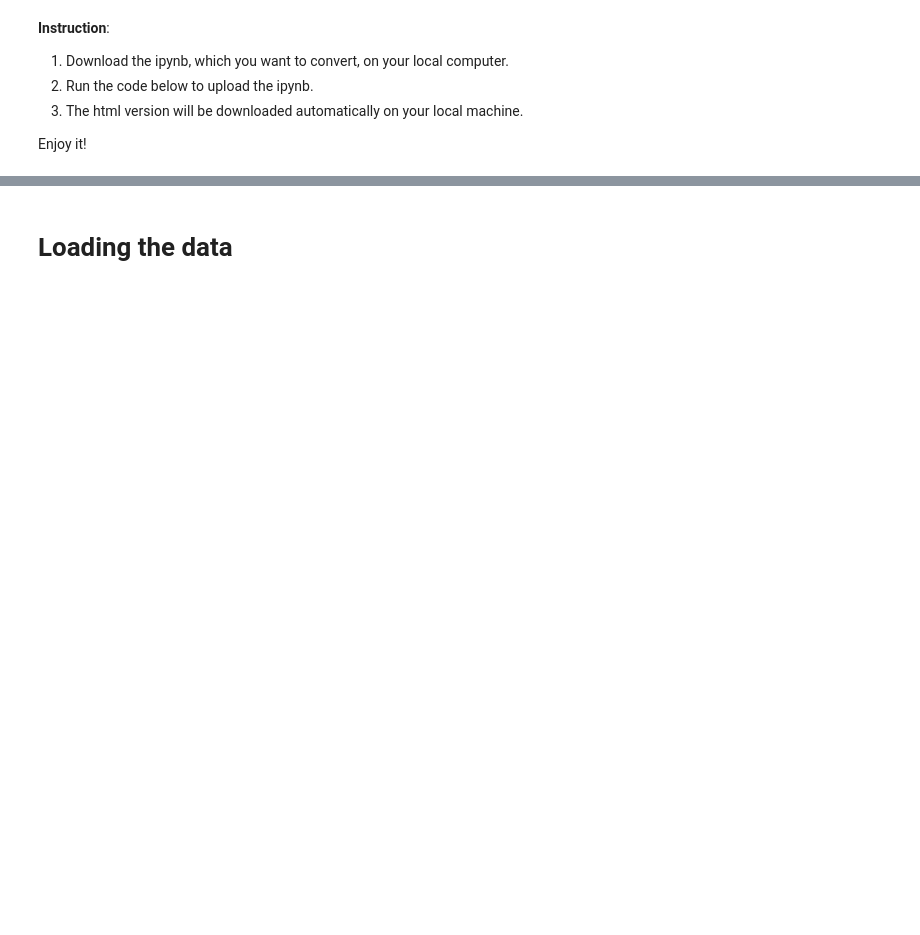
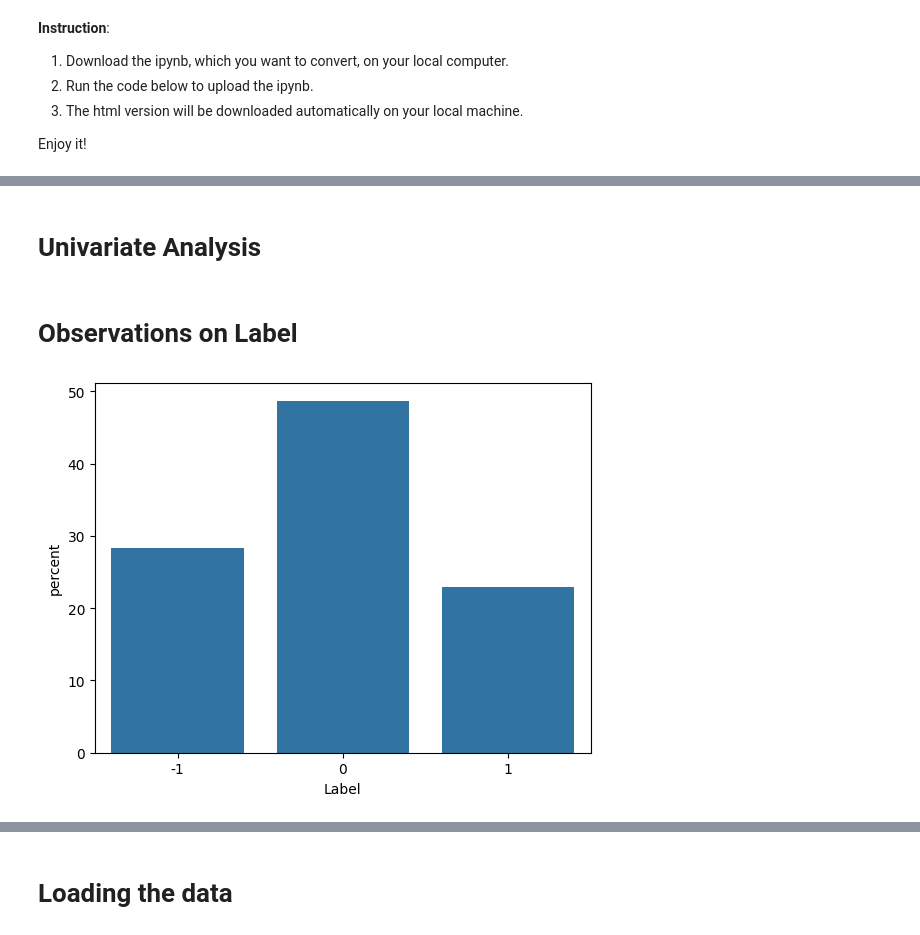
Before and after one commit to bcheng251/BenChen, a Jupyter notebook: Convert_ipynb_to_HTML_in_Colab.ipynb, the cells around one changed output, grey strips where cells are left out. Cells and saved outputs as stored; diff of their text form; code cells hidden in the pictures; blank space fills up the shorter version.

```diff
--- a/Convert_ipynb_to_HTML_in_Colab.ipynb
+++ b/Convert_ipynb_to_HTML_in_Colab.ipynb
@@ -71,0 +194,8 @@ from tensorflow.keras.optimizers import SGD # Assuming you want to import SGD as
+# %% [markdown]
+# Univariate Analysis
+# %% [markdown]
+# Observations on Label
+# %%
+sns.countplot(data=stock, x="Label", stat="percent");
+# %% [output]
+[figure, added]
```
Also changed, not shown: parts of 360 cells of this notebook.
